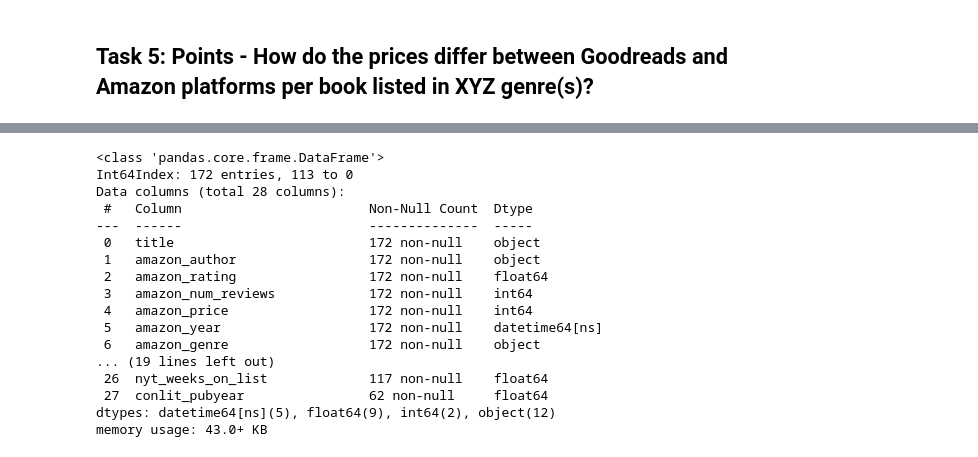
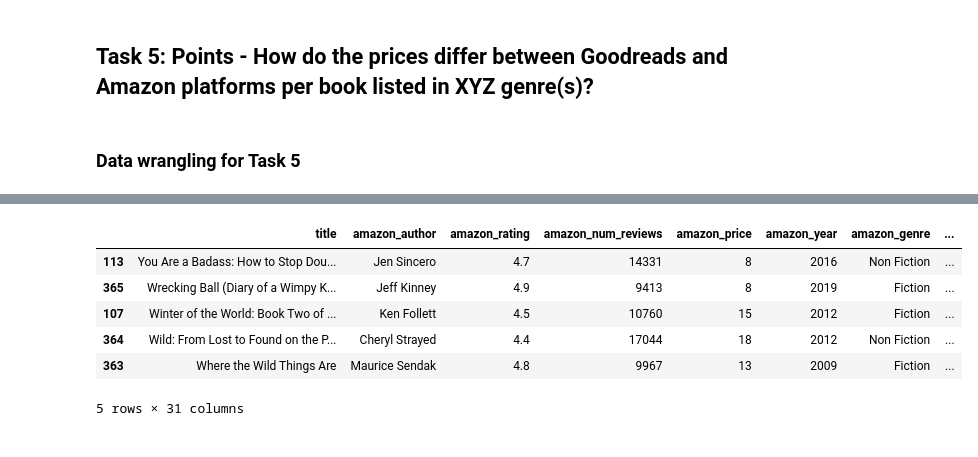
Before and after one commit to nhantien/DSCI-320-Group-Project, a Jupyter notebook: notebook/Milestone 2.ipynb, the cells around one changed output, grey strips where cells are left out. Saved outputs shown, nothing was run; the diff lists cells and outputs as text; code cells hidden in the pictures.

Commit message:
task 5 done

```diff
--- a/notebook/Milestone 2.ipynb
+++ b/notebook/Milestone 2.ipynb
@@ -98,26 +110,22 @@ mini_dashboard
 # %% [markdown]
 ## Task 5: Points - How do the prices differ between Goodreads and Amazon platforms per book listed in XYZ genre(s)?
+# %% [markdown]
+### Data wrangling for Task 5
 # %%
-column_subset = ['amazon_price', 'goodreads_price']
+column_subset = ['amazon_price', 'goodreads_price', 'amazon_genre', 'amazon_year']
 
 # retain rows only if both amazon_price and goodreads_price are there, otherwise drop all NaN rows
 books_prices = books.dropna(subset=column_subset, how='any')
 # sort the books by title and amazon_prices
 books_prices = books_prices.sort_values(by=["title", "amazon_price"], ascending=False)
+# eliminate books that has 2 or more amazon_prices, retain only the highest price
 books_prices = books_prices.drop_duplicates(subset=["title"])
-# books_prices.info()
-
-amzn_chart = alt.Chart(books_prices).mark_point().encode(
-    alt.X("title"),
-    alt.Y("amazon_price"),
-    color = alt.value('#ff9900')
-)
-
-gr_chart = alt.Chart(books_prices).mark_point().encode(
-    alt.X("title"),
-    alt.Y("goodreads_price"),
-    color = alt.value('#75420e')
-)
-
-amzn_chart + gr_chart
+# drops row where amazon_price or conlit price is 0
+books_prices = books_prices[(books_prices["amazon_price"] > 0) & (books_prices["goodreads_price"] > 0)]
+# compute the price differences in a column called price_diff
+books_prices["price_diff"] = books_prices["amazon_price"] - books_prices["goodreads_price"]
+books_prices["price_diff"] = books_prices["price_diff"].abs()
+# amazon_year as a year
+books_prices["amazon_year"] = books_prices["amazon_year"].dt.year
+books_prices.head()
 # %% [output]
@@ -125,20 +132,7 @@ amzn_chart + gr_chart
+|  | title | amazon_author | amazon_rating | amazon_num_reviews | amazon_price | amazon_year | amazon_genre | ... |
+| 113 | You Are a Badass: How to Stop Dou... | Jen Sincero | 4.7 | 14331 | 8 | 2016 | Non Fiction | ... |
+| 365 | Wrecking Ball (Diary of a Wimpy K... | Jeff Kinney | 4.9 | 9413 | 8 | 2019 | Fiction | ... |
+| 107 | Winter of the World: Book Two of ... | Ken Follett | 4.5 | 10760 | 15 | 2012 | Fiction | ... |
+| 364 | Wild: From Lost to Found on the P... | Cheryl Strayed | 4.4 | 17044 | 18 | 2012 | Non Fiction | ... |
+| 363 | Where the Wild Things Are | Maurice Sendak | 4.8 | 9967 | 13 | 2009 | Fiction | ... |
+5 rows × 31 columns
-# %%
-books_prices.info()
-# %% [output]
-<class 'pandas.core.frame.DataFrame'>
-Int64Index: 172 entries, 113 to 0
-Data columns (total 28 columns):
- #   Column                        Non-Null Count  Dtype
----  ------                        --------------  -----
- 0   title                         172 non-null    object
- 1   amazon_author                 172 non-null    object
- 2   amazon_rating                 172 non-null    float64
- 3   amazon_num_reviews            172 non-null    int64
- 4   amazon_price                  172 non-null    int64
- 5   amazon_year                   172 non-null    datetime64[ns]
- 6   amazon_genre                  172 non-null    object
-... (19 lines left out)
- 26  nyt_weeks_on_list             117 non-null    float64
- 27  conlit_pubyear                62 non-null     float64
-dtypes: datetime64[ns](5), float64(9), int64(2), object(12)
-memory usage: 43.0+ KB
```
Also changed, not shown: parts of 13 cells of this notebook.
